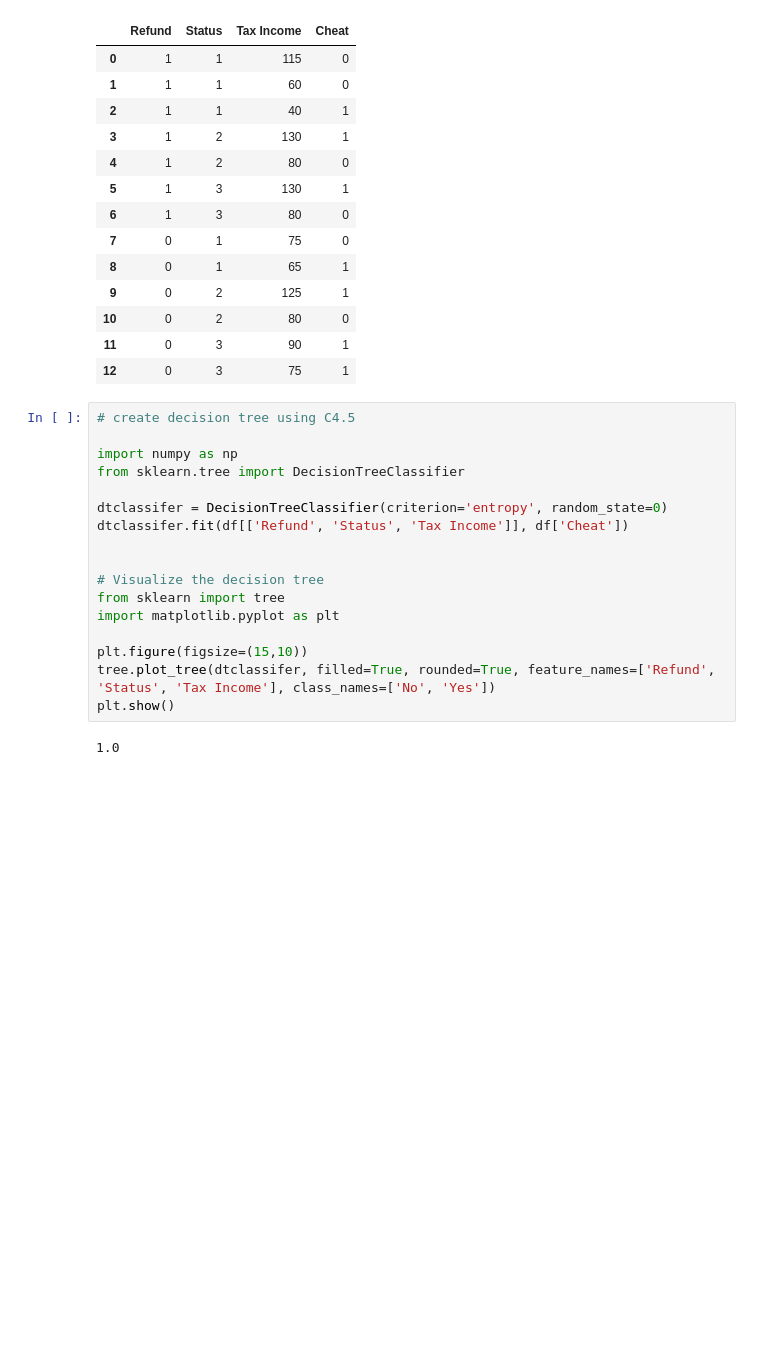
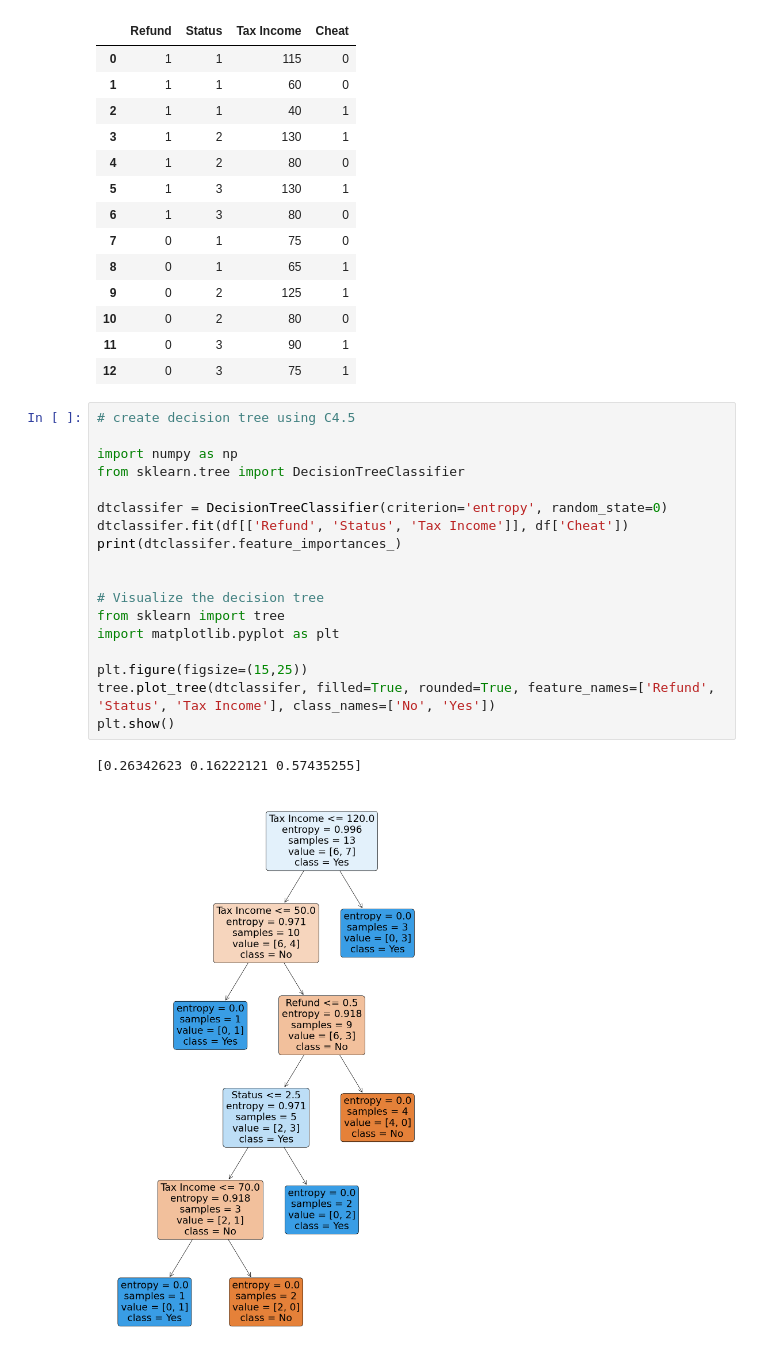
Before and after one commit to hatifmujahid/DT_Assignment_1, a Jupyter notebook: Q1.ipynb, the cells around one changed output. Drawn from its saved outputs; the diff is of its cells as text; blank space fills up the shorter version.

```diff
--- a/Q1.ipynb
+++ b/Q1.ipynb
@@ -62,22 +62,24 @@ df
 # %%
 # create decision tree using C4.5
 
 import numpy as np
 from sklearn.tree import DecisionTreeClassifier
 
 dtclassifer = DecisionTreeClassifier(criterion='entropy', random_state=0)
 dtclassifer.fit(df[['Refund', 'Status', 'Tax Income']], df['Cheat'])
+print(dtclassifer.feature_importances_)
 
 
 # Visualize the decision tree
 from sklearn import tree
 import matplotlib.pyplot as plt
 
-plt.figure(figsize=(15,10))
+plt.figure(figsize=(15,25))
 tree.plot_tree(dtclassifer, filled=True, rounded=True, feature_names=['Refund', 'Status', 'Tax Income'], class_names=['No', 'Yes'])
 plt.show()
 # %% [output]
-1.0
+[0.26342623 0.16222121 0.57435255]
+[figure, added]
 # %%
 # create decision tree using CART
 dtc = DecisionTreeClassifier(criterion='gini', random_state=0)
```
Also changed, not shown: parts of 1 cell of this notebook.
